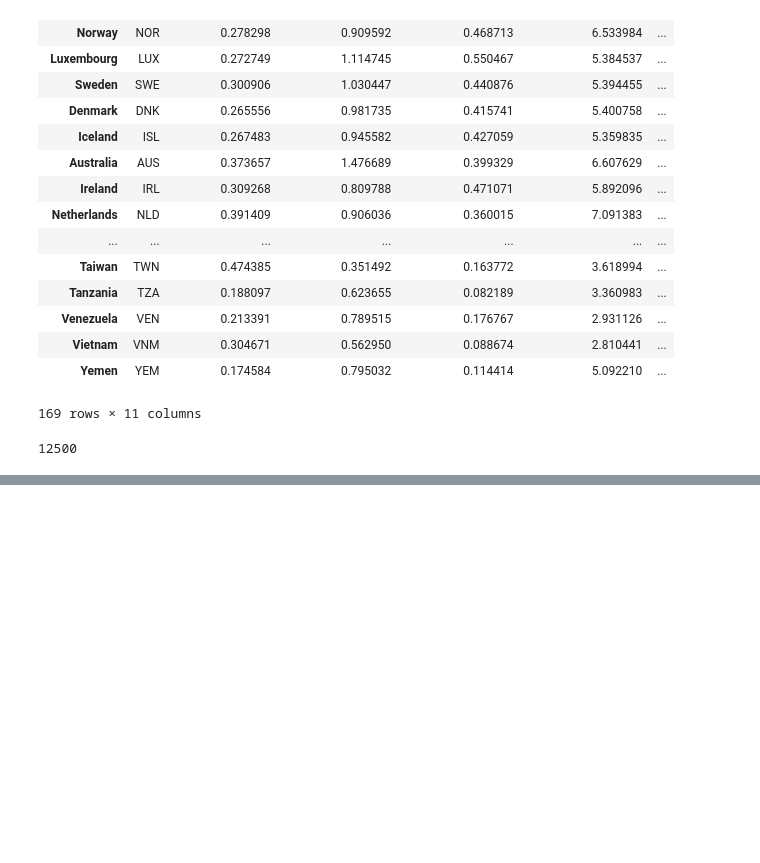
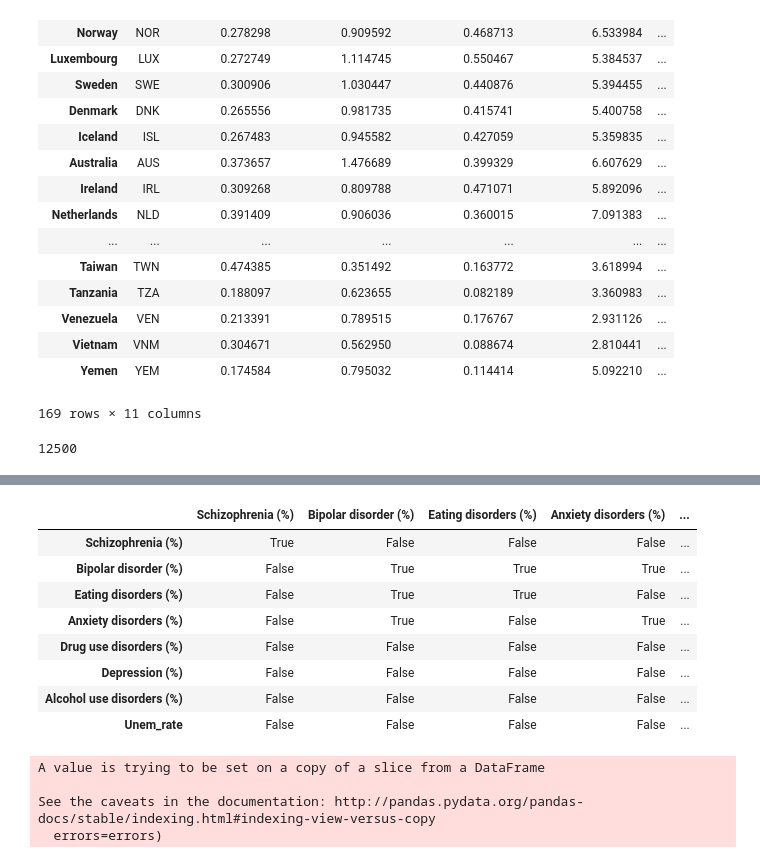
Before and after one commit to Botafogo1894/Project2, a Jupyter notebook: Untitled.ipynb, the cells around one changed output, grey strips where cells are left out. Drawn from its saved outputs; the diff is of its cells as text; code cells hidden in the pictures; blank space fills up the shorter version.

Commit message:
Merged both tables, created Religious Categorical column and dropped Bipolar Disorder

```diff
--- a/Untitled.ipynb
+++ b/Untitled.ipynb
@@ -192,0 +214,20 @@ memory usage: 19.2+ KB
+# %%
+abs(final.corr()) > 0.75
+# %% [output]
+|  | Schizophrenia (%) | Bipolar disorder (%) | Eating disorders (%) | Anxiety disorders (%) | ... |
+| Schizophrenia (%) | True | False | False | False | ... |
+| Bipolar disorder (%) | False | True | True | True | ... |
+| Eating disorders (%) | False | True | True | False | ... |
+| Anxiety disorders (%) | False | True | False | True | ... |
+| Drug use disorders (%) | False | False | False | False | ... |
+| Depression (%) | False | False | False | False | ... |
+| Alcohol use disorders (%) | False | False | False | False | ... |
+| Unem_rate | False | False | False | False | ... |
+# %%
+#Dropping multicorelated variable = Bipolar Disorder
+final.drop("Bipolar disorder (%)", axis = 1, inplace = True)
+# %% [output]
+A value is trying to be set on a copy of a slice from a DataFrame
+
+See the caveats in the documentation: http://pandas.pydata.org/pandas-docs/stable/indexing.html#indexing-view-versus-copy
+  errors=errors)
```
Also changed, not shown: parts of 4 cells of this notebook, 1 other file.
